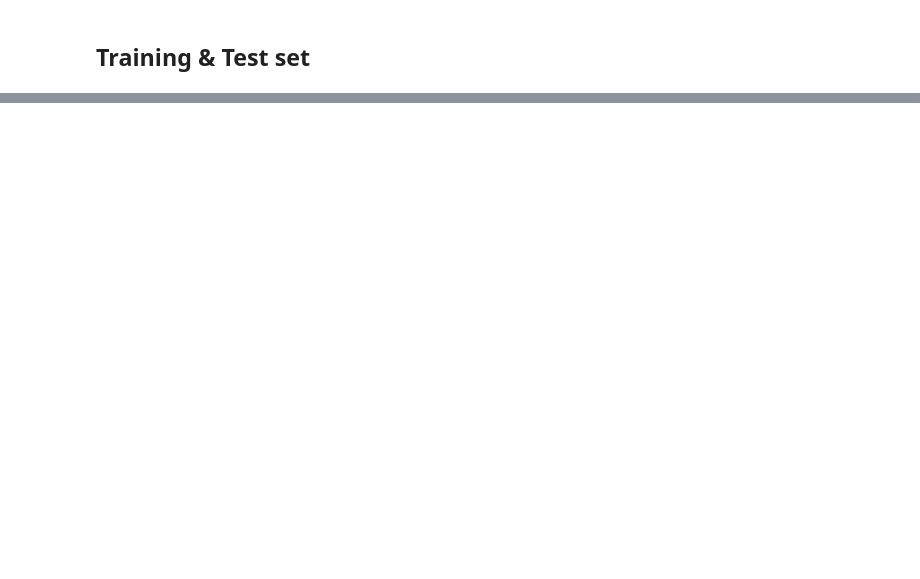
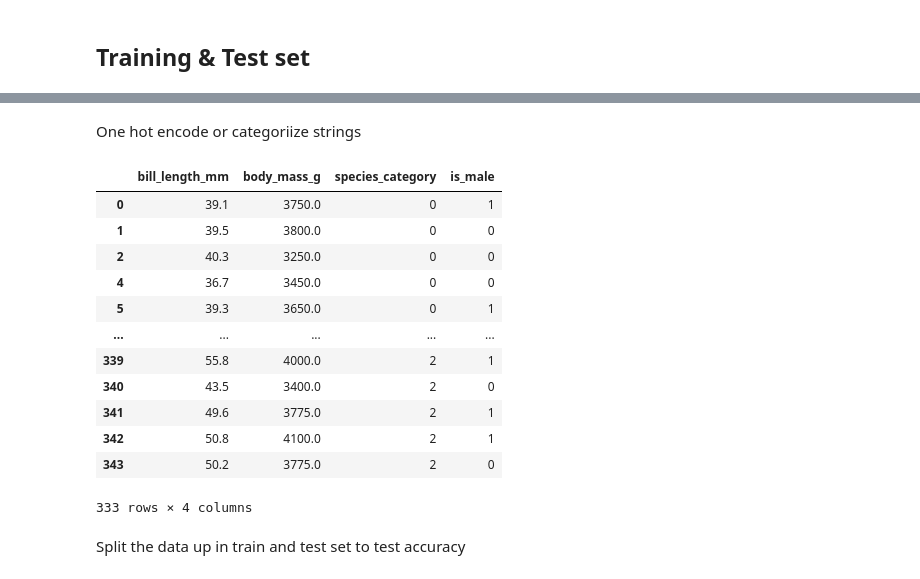
Before and after one commit to DavidOut03/Deeplearning-assignments, a Jupyter notebook: Assignment1/1.2_neuralnetwork.ipynb, the cells around one changed output, grey strips where cells are left out. Drawn from its saved outputs; the diff is of its cells as text; code cells hidden in the pictures; blank space fills up the shorter version.

```diff
--- a/Assignment1/1.2_neuralnetwork.ipynb
+++ b/Assignment1/1.2_neuralnetwork.ipynb
@@ -173,0 +33,36 @@ mse
+# %% [markdown]
+One hot encode or categoriize strings
+# %%
+def get_specimen_index(sp: str) -> int:
+    species = df['species'].unique()
+
+    for i in range(len(species)):
+        specimen = species[i]
+
+        if specimen.lower() == sp.lower():
+            return i
+
+    return 0
+
+data_set = df
+data_set['species_category'] = [get_specimen_index(sp) for sp in df['species']]
+data_set['is_male'] = [1 if sex == 'male' else 0 for sex in df['sex']]
+
+data_set = data_set.drop(columns=['species', 'sex'])
+data_set
+# %% [output]
+|  | bill_length_mm | body_mass_g | species_category | is_male |
+| 0 | 39.1 | 3750.0 | 0 | 1 |
+| 1 | 39.5 | 3800.0 | 0 | 0 |
+| 2 | 40.3 | 3250.0 | 0 | 0 |
+| 4 | 36.7 | 3450.0 | 0 | 0 |
+| 5 | 39.3 | 3650.0 | 0 | 1 |
+| ... | ... | ... | ... | ... |
+| 339 | 55.8 | 4000.0 | 2 | 1 |
+| 340 | 43.5 | 3400.0 | 2 | 0 |
+| 341 | 49.6 | 3775.0 | 2 | 1 |
+| 342 | 50.8 | 4100.0 | 2 | 1 |
+| 343 | 50.2 | 3775.0 | 2 | 0 |
+333 rows × 4 columns
+# %% [markdown]
+Split the data up in train and test set to test accuracy
```
Also changed, not shown: parts of 23 cells of this notebook, 1 other file.
